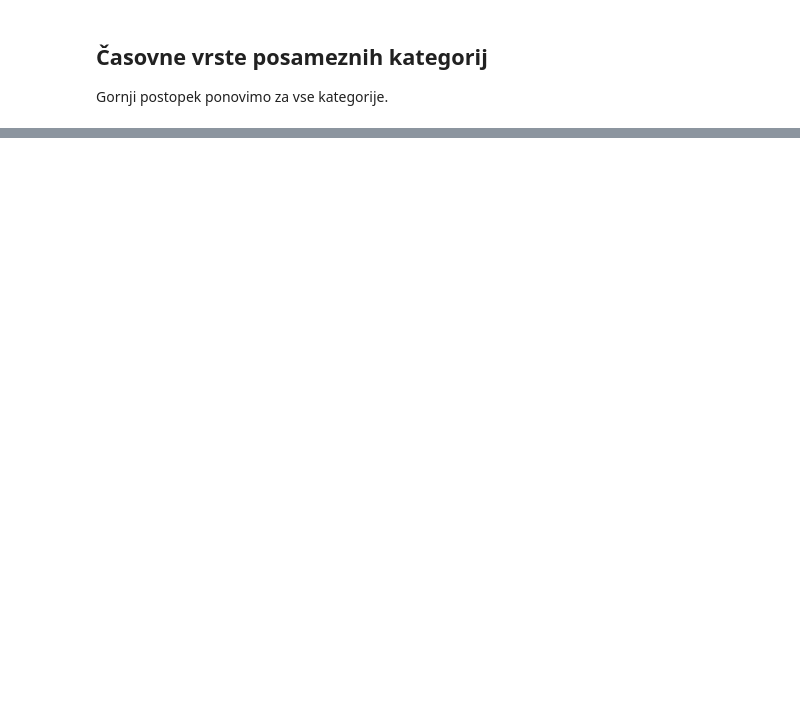
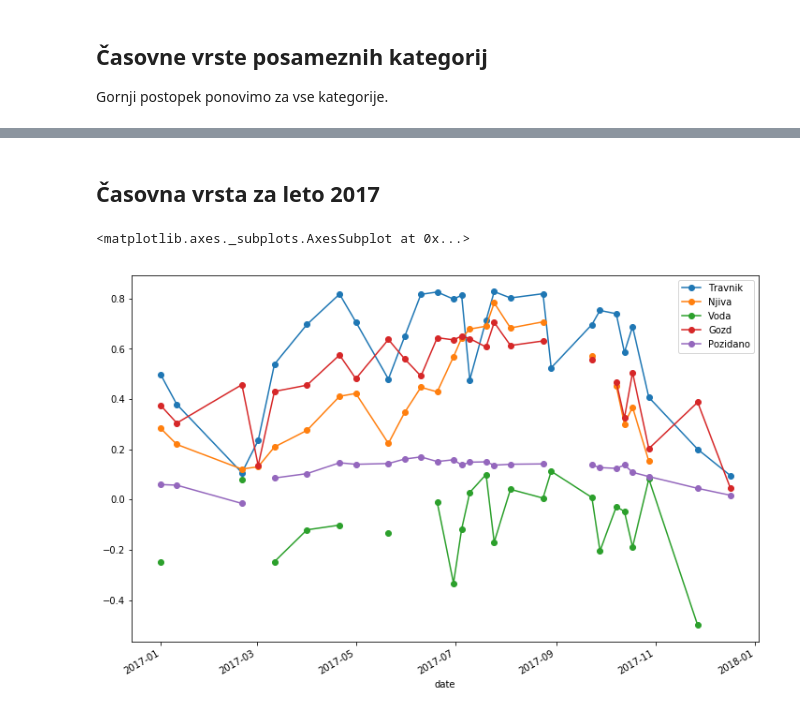
Before and after one commit to EarthObservation/GeoDev, a Jupyter notebook: Analiza časovne vrste.ipynb, the cells around one changed output, grey strips where cells are left out. Cells and saved outputs as stored; diff of their text form; code cells hidden in the pictures; blank space fills up the shorter version.

Commit message:
Analiza časovne vrste za leto 2017 in različne kategorije pokrovnosti

```diff
--- a/Analiza časovne vrste.ipynb
+++ b/Analiza časovne vrste.ipynb
@@ -14,7 +13,7 @@ import matplotlib.pyplot as plt
 %matplotlib inline
 # %%
 # Velikost grafikonov
-plt.rcParams['figure.figsize'] = [10, 8]
+plt.rcParams['figure.figsize'] = [12, 8]
 # %%
 # ID ključ mora biti definiran, preberemo ga iz datoteke
 sentinelhub_id = 'sentinelhub.id'
@@ -145,0 +250,7 @@ kat_ndvi.plot(marker='o')
+# %% [markdown]
+## Časovna vrsta za leto 2017
+# %%
+kat_ndvi["2017"].plot(marker='o')
+# %% [output]
+<matplotlib.axes._subplots.AxesSubplot at 0x...>
+[figure, added]
```
Also changed, not shown: parts of 24 cells of this notebook, 1 other file.
